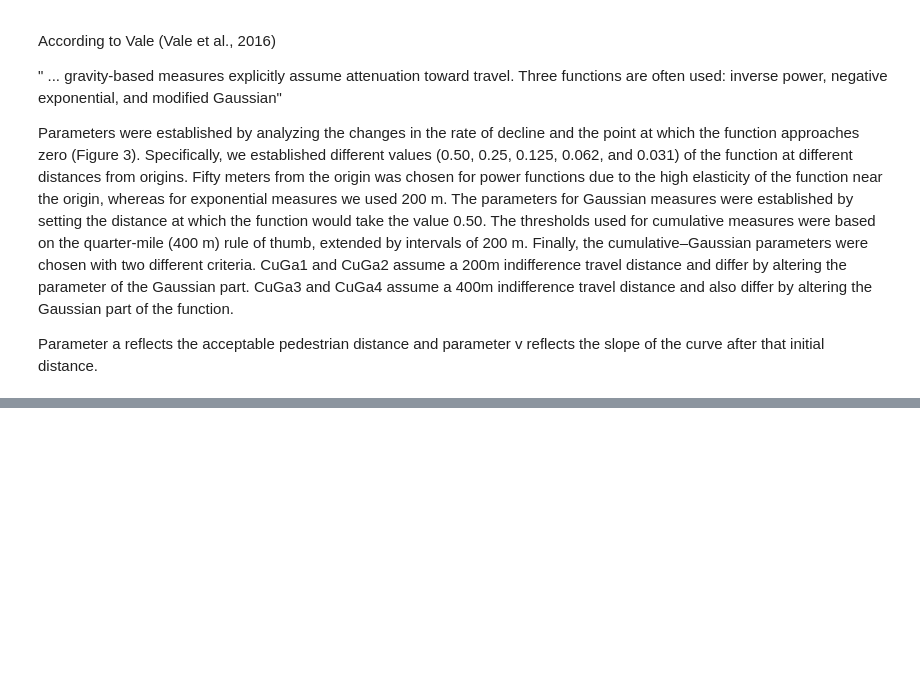
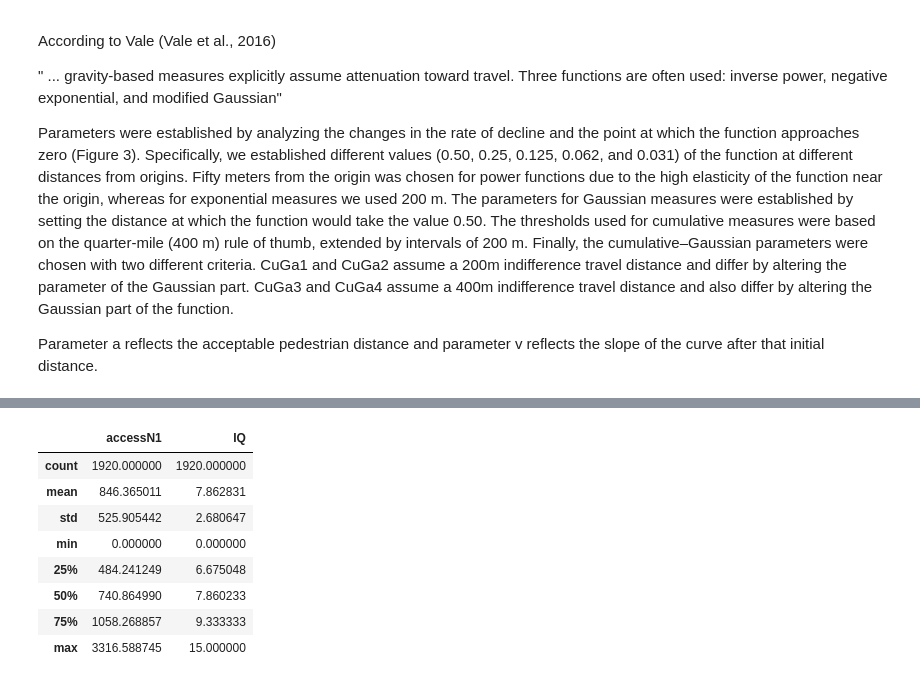
Before and after one commit to fillipefeitosa/gettin, a Jupyter notebook: pandana/Impedance/Impedance Experiments.ipynb, the cells around one changed output, grey strips where cells are left out. Saved outputs shown, nothing was run; the diff lists cells and outputs as text; code cells hidden in the pictures; blank space fills up the shorter version.

```diff
--- a/pandana/Impedance/Impedance Experiments.ipynb
+++ b/pandana/Impedance/Impedance Experiments.ipynb
@@ -187,0 +344,12 @@ np.log(np.e)
+# %%
+aveiro_ilhavo_polygon[['accessN1','IQ']].describe()
+# %% [output]
+|  | accessN1 | IQ |
+| count | 1920.000000 | 1920.000000 |
+| mean | 846.365011 | 7.862831 |
+| std | 525.905442 | 2.680647 |
+| min | 0.000000 | 0.000000 |
+| 25% | 484.241249 | 6.675048 |
+| 50% | 740.864990 | 7.860233 |
+| 75% | 1058.268857 | 9.333333 |
+| max | 3316.588745 | 15.000000 |
```
Also changed, not shown: parts of 40 cells of this notebook, 1 other file.
